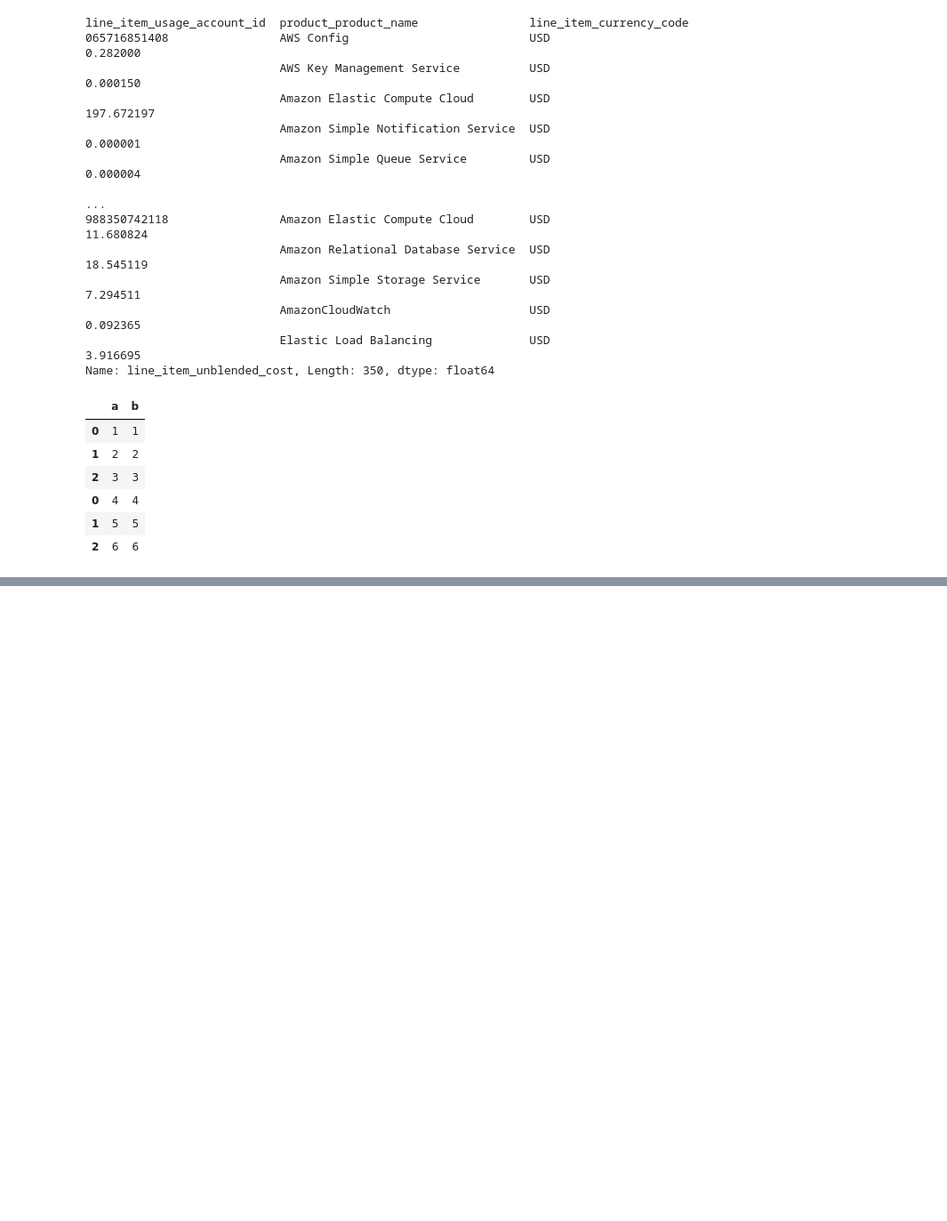
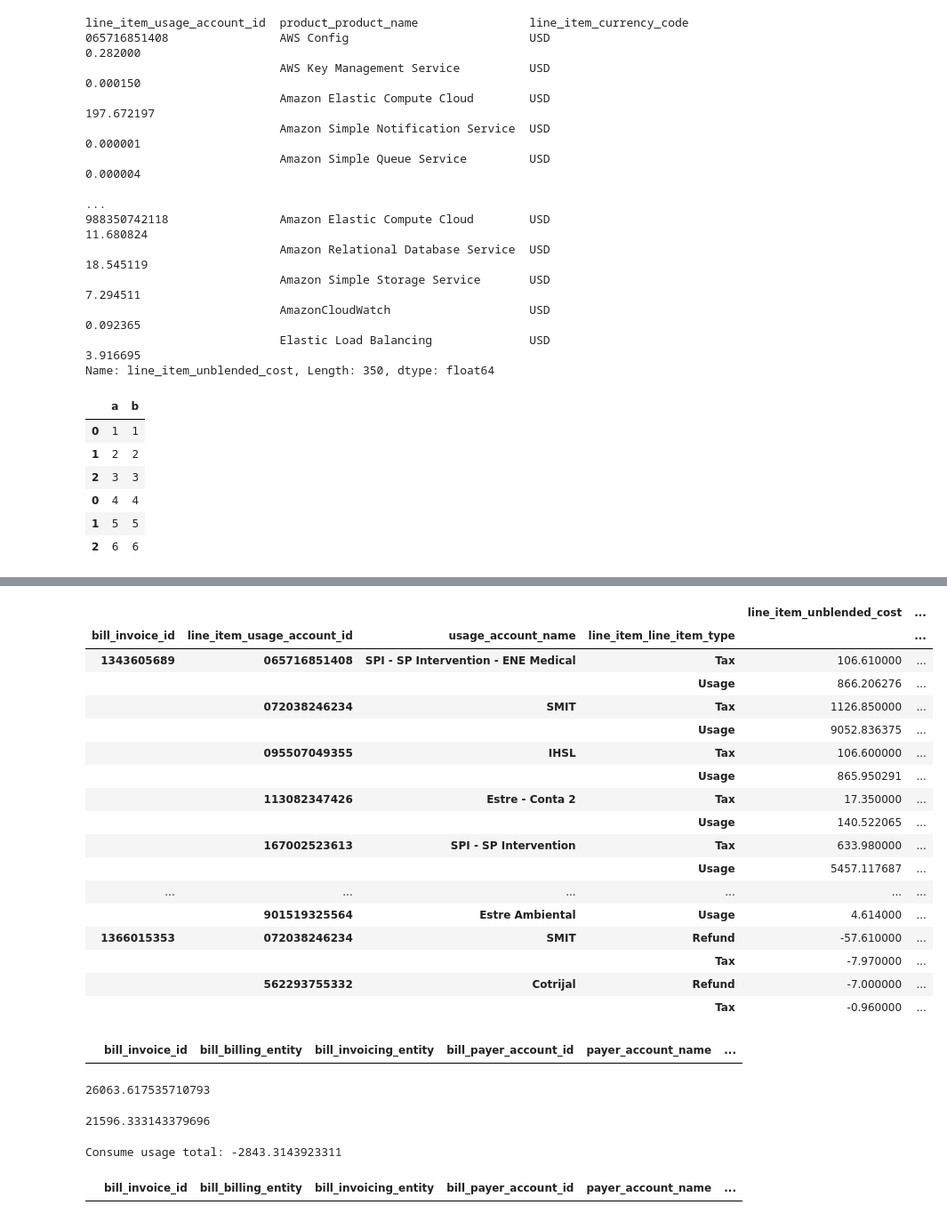
Before and after one commit to Azankiev/Kedro-pipeline, a Jupyter notebook: notebooks/04_generating_invoice.ipynb, the cells around one changed output, grey strips where cells are left out. Shown at 89% size. Drawn from its saved outputs; the diff is of its cells as text; code cells hidden in the pictures; blank space fills up the shorter version.

```diff
--- a/notebooks/04_generating_invoice.ipynb
+++ b/notebooks/04_generating_invoice.ipynb
@@ -221,0 +269,3 @@ pd.concat([a,b])
+# %%
+df_accounts_per_org = catalog.load('processed_accounts_per_organization')
+df_accounts_per_org
@@ -221,0 +340,5 @@ pd.concat([a,b])
+# %%
+pd.set_option('display.max_columns', 100)
+pd.set_option('display.max_rows', 100)
+df = pd.read_csv('../data/01_raw/infra2_invoice.csv', dtype={'PayerAccountId': str, 'LinkedAccountId': str})
+df.head(5)
@@ -221,0 +417,3 @@ pd.concat([a,b])
+# %%
+df_infra2_agg = catalog.load('infra2_cur_dataset_agg')
+df_infra2_agg
@@ -221,0 +478,4 @@ pd.concat([a,b])
+# %%
+import pandas as pd
+pd.set_option('display.max_rows', 100)
+df_consume.groupby(by=['usage_account_name', 'product_product_name'])['line_item_unblended_cost'].sum().reset_index()
@@ -221,0 +496,43 @@ pd.concat([a,b])
+# %%
+df_infra2_agg.groupby(by=['bill_invoice_id', 'line_item_usage_account_id', 'usage_account_name', 'line_item_line_item_type']).agg(
+    {'line_item_unblended_cost': 'sum', 'discount_spp_discount': 'sum'})
+# %% [output]
+|  |  |  |  | line_item_unblended_cost | ... |
+| bill_invoice_id | line_item_usage_account_id | usage_account_name | line_item_line_item_type |  | ... |
+| 1343605689 | 065716851408 | SPI - SP Intervention - ENE Medical | Tax | 106.610000 | ... |
+|  |  |  | Usage | 866.206276 | ... |
+|  | 072038246234 | SMIT | Tax | 1126.850000 | ... |
+|  |  |  | Usage | 9052.836375 | ... |
+|  | 095507049355 | IHSL | Tax | 106.600000 | ... |
+|  |  |  | Usage | 865.950291 | ... |
+|  | 113082347426 | Estre - Conta 2 | Tax | 17.350000 | ... |
+|  |  |  | Usage | 140.522065 | ... |
+|  | 167002523613 | SPI - SP Intervention | Tax | 633.980000 | ... |
+|  |  |  | Usage | 5457.117687 | ... |
+| ... | ... | ... | ... | ... | ... |
+|  | 901519325564 | Estre Ambiental | Usage | 4.614000 | ... |
+| 1366015353 | 072038246234 | SMIT | Refund | -57.610000 | ... |
+|  |  |  | Tax | -7.970000 | ... |
+|  | 562293755332 | Cotrijal | Refund | -7.000000 | ... |
+|  |  |  | Tax | -0.960000 | ... |
+# %%
+df_consume_usage[df_consume_usage['line_item_unblended_cost']<0]
+# %% [output]
+|  | bill_invoice_id | bill_billing_entity | bill_invoicing_entity | bill_payer_account_id | payer_account_name | ... |
+# %%
+22056.207535710793 + 4007.41
+# %% [output]
+26063.617535710793
+# %%
+df_consume[]['line_item_unblended_cost'].sum()
+# %% [output]
+21596.333143379696
+# %%
+df_consume_credits = df_consume[df_consume['line_item_line_item_type']=='Credit']
+print(f"Consume usage total: {df_consume_credits['line_item_unblended_cost'].sum()}")
+# %% [output]
+Consume usage total: -2843.3143923311
+# %%
+df_consume_credits
+# %% [output]
+|  | bill_invoice_id | bill_billing_entity | bill_invoicing_entity | bill_payer_account_id | payer_account_name | ... |
```
Also changed, not shown: parts of 31 cells of this notebook, 2 other files.
